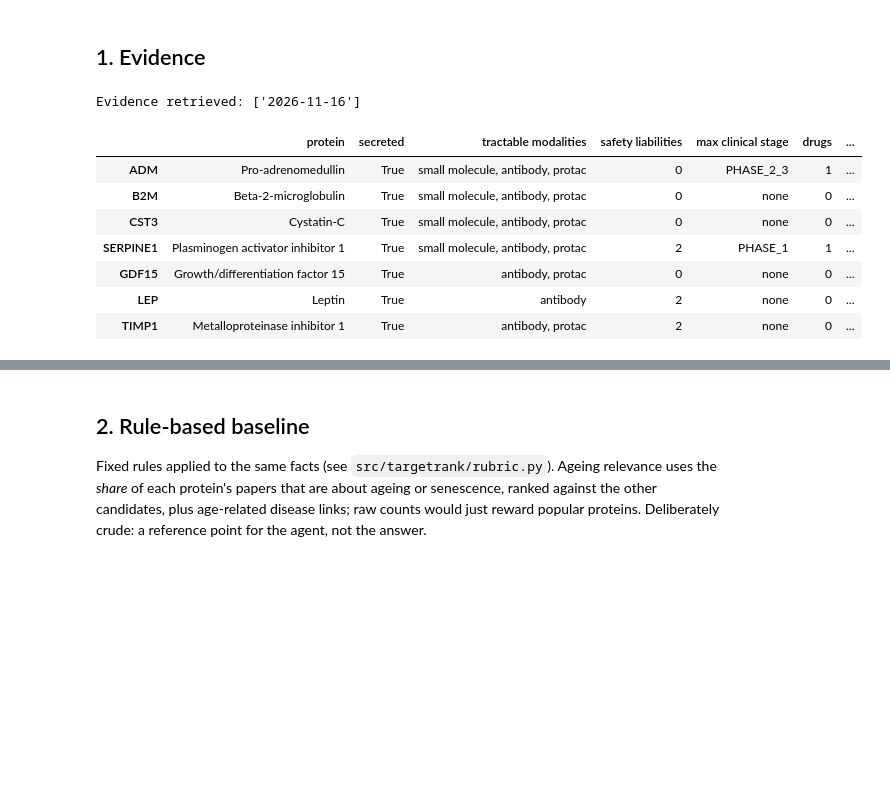
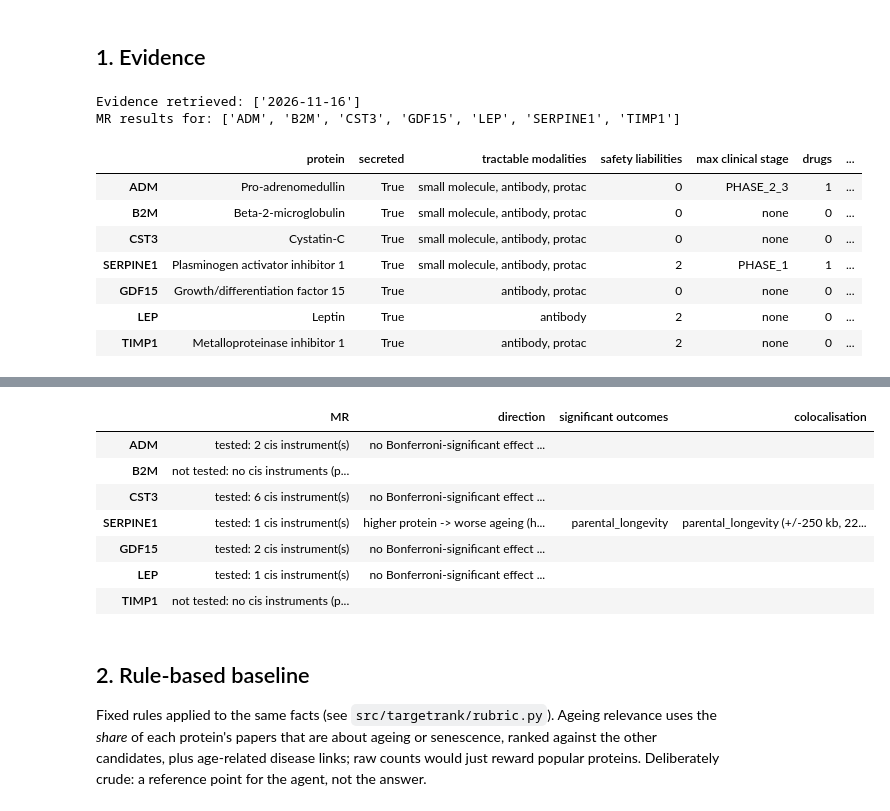
Before and after one commit to nickdelkis/ageing-clock-benchmark, a Jupyter notebook: notebooks/target_ranking.ipynb, the cells around one changed output, grey strips where cells are left out. Cells and saved outputs as stored; diff of their text form; code cells hidden in the pictures; blank space fills up the shorter version.

Commit message:
Part 3: cis-MR of the GrimAge proteins, colocalisation, and MR evidence for the agent

```diff
--- a/notebooks/target_ranking.ipynb
+++ b/notebooks/target_ranking.ipynb
@@ -76,6 +76,8 @@ for symbol, t in TARGETS.items():
     dossiers[symbol] = ds.load_or_fetch(symbol, EVIDENCE_DIR, context=t["context"], aliases=t["aliases"],
                                         refresh=REFRESH_EVIDENCE)
 print("Evidence retrieved:", sorted({d["retrieved"] for d in dossiers.values()}))
+mr = causal.attach(dossiers, RESULTS_DIR)   # Mendelian randomisation (part 3); empty if mr/ has not been run
+print("MR results for:", sorted(mr) or "none (run the scripts in mr/ first)")
 
 facts = {s: ds.facts(d) for s, d in dossiers.items()}
 evidence = pd.DataFrame({s: {
@@ -94,6 +96,7 @@ evidence = pd.DataFrame({s: {
 evidence
 # %% [output]
 Evidence retrieved: ['2026-11-16']
+MR results for: ['ADM', 'B2M', 'CST3', 'GDF15', 'LEP', 'SERPINE1', 'TIMP1']
 |  | protein | secreted | tractable modalities | safety liabilities | max clinical stage | drugs | ... |
 | ADM | Pro-adrenomedullin | True | small molecule, antibody, protac | 0 | PHASE_2_3 | 1 | ... |
 | B2M | Beta-2-microglobulin | True | small molecule, antibody, protac | 0 | none | 0 | ... |
@@ -122,6 +125,24 @@ LEP: drugs = none
     age-related links = ['type 2 diabetes mellitus (0.401)', 'coronary artery disorder (0.13)', 'Alzheimer disease (0.118)', 'chronic obstructive pulmonary disease (0.113)', 'cardiovascular disorder ( ...
 TIMP1: drugs = none
     age-related links = ['chronic obstructive pulmonary disease (0.116)', 'coronary artery disorder (0.104)', 'Alzheimer disease (0.088)', 'heart failure (0.086)', 'type 2 diabetes mellitus (0.084)']
+# %%
+# What the agent's get_causal_evidence tool returns, in brief
+pd.DataFrame({s: {
+    "MR": f["causal.mr_status"],
+    "direction": f.get("causal.mr_direction", ""),
+    "significant outcomes": ", ".join(f.get("causal.mr_significant_outcomes", [])),
+    "colocalisation": "; ".join(c.split(": ")[0] + ": " + c.split(": ")[1].split(";")[0]
+                                for c in f.get("causal.colocalisation", [])),
+} for s, f in facts.items()}).T
+# %% [output]
+|  | MR | direction | significant outcomes | colocalisation |
+| ADM | tested: 2 cis instrument(s) | no Bonferroni-significant effect ... |  |  |
+| B2M | not tested: no cis instruments (p... |  |  |  |
+| CST3 | tested: 6 cis instrument(s) | no Bonferroni-significant effect ... |  |  |
+| SERPINE1 | tested: 1 cis instrument(s) | higher protein -> worse ageing (h... | parental_longevity | parental_longevity (+/-250 kb, 22... |
+| GDF15 | tested: 2 cis instrument(s) | no Bonferroni-significant effect ... |  |  |
+| LEP | tested: 1 cis instrument(s) | no Bonferroni-significant effect ... |  |  |
+| TIMP1 | not tested: no cis instruments (p... |  |  |  |
 # %% [markdown]
 ## 2. Rule-based baseline
 
```
Also changed, not shown: parts of 12 cells of this notebook, 22 other files.
